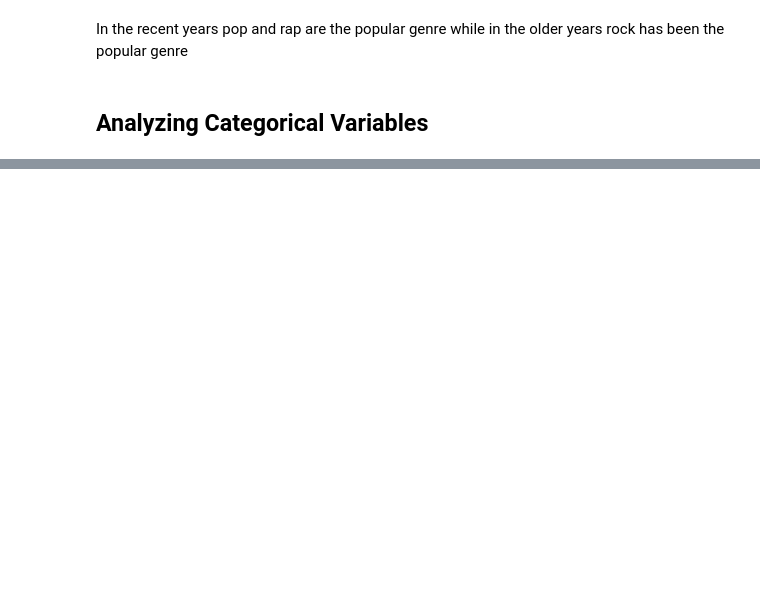
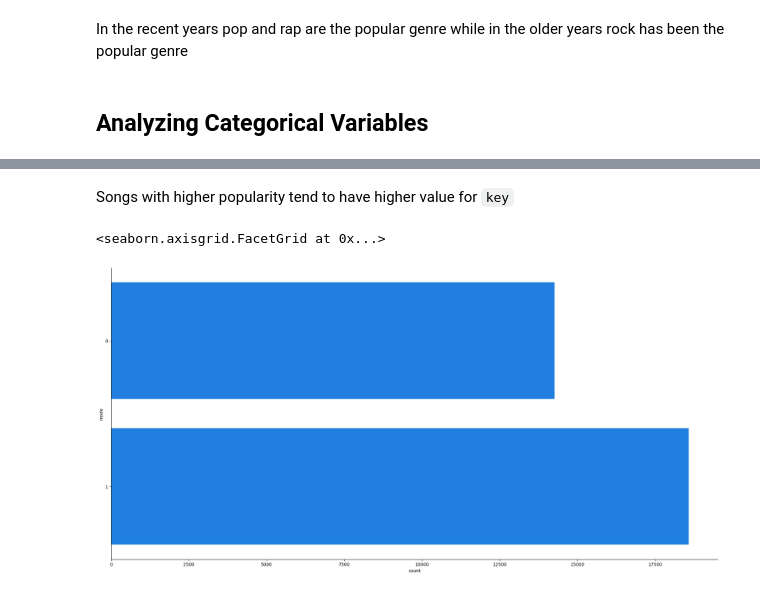
Before and after one commit to vas610/cmpinf-2100_introduction_data_centric_computing, a Jupyter notebook: week8/assignment/eda/Srinivasa_Raghavan_Vasanth_Madhavan_EDA.ipynb, the cells around one changed output, grey strips where cells are left out. Saved outputs shown, nothing was run; the diff lists cells and outputs as text; code cells hidden in the pictures; blank space fills up the shorter version.

```diff
--- a/week8/assignment/eda/Srinivasa_Raghavan_Vasanth_Madhavan_EDA.ipynb
+++ b/week8/assignment/eda/Srinivasa_Raghavan_Vasanth_Madhavan_EDA.ipynb
@@ -330,0 +320,7 @@ plt.show()
+# %% [markdown]
+Songs with higher popularity tend to have higher value for `key`
+# %%
+sns.catplot(data = df, y='mode', kind='count', height=10, aspect=2)
+# %% [output]
+<seaborn.axisgrid.FacetGrid at 0x...>
+[figure, added]
```
Also changed, not shown: parts of 58 cells of this notebook.
